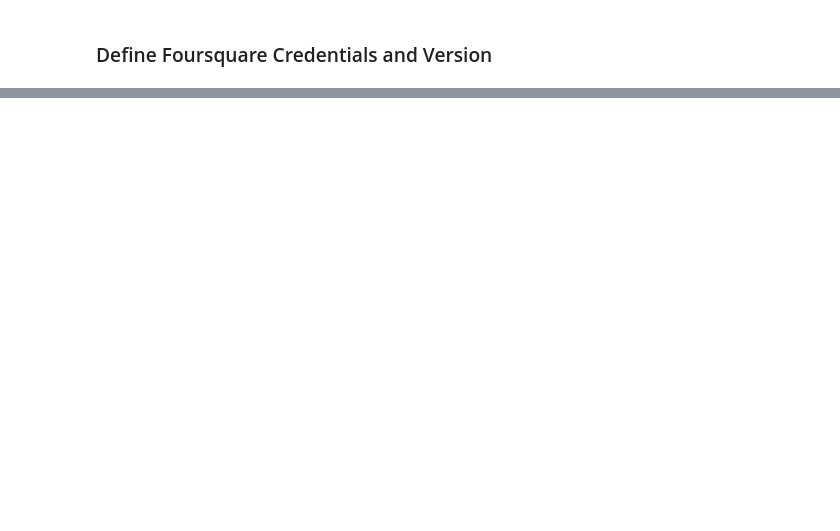
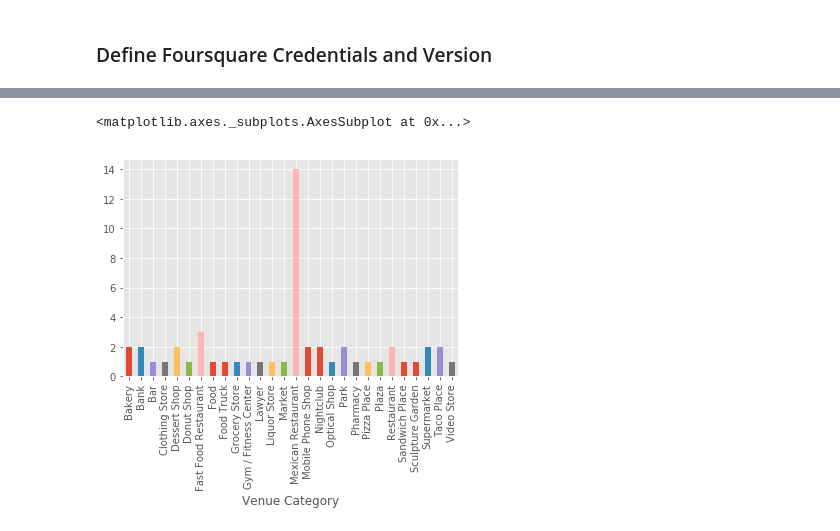
Before and after one commit to ngocpc/Applied-Data-Science-Capstone, a Jupyter notebook: The Battle of Neighborhoods.ipynb, the cells around one changed output, grey strips where cells are left out. Saved outputs shown, nothing was run; the diff lists cells and outputs as text; code cells hidden in the pictures; blank space fills up the shorter version.

```diff
--- a/The Battle of Neighborhoods.ipynb
+++ b/The Battle of Neighborhoods.ipynb
@@ -181,4 +360,0 @@ venues_map
-# %%
-venue_id = '5429294b498e82f0e3cb0b56' # ID of Harry's Italian Pizza Bar
-url = 'https://api.foursquare.com/v2/venues/{}?client_id={}&client_secret={}&v={}'.format(venue_id, CLIENT_ID, CLIENT_SECRET, VERSION)
-url
@@ -221,9 +360,0 @@ This venue has not been rated yet.
-# %%
-venue_id = '52d4f77a11d2a314a8db0bbb' # ID of Conca Cucina Italian Restaurant
-url = 'https://api.foursquare.com/v2/venues/{}?client_id={}&client_secret={}&v={}'.format(venue_id, CLIENT_ID, CLIENT_SECRET, VERSION)
-
-result = requests.get(url).json()
-try:
-    print(result['response']['venue']['rating'])
-except:
-    print('This venue has not been rated yet.')
@@ -236,8 +360,0 @@ Create URL and send GET request. Make sure to set limit to get all tips
-# %%
-## Ecco Tips
-venue_id = '5429294b498e82f0e3cb0b56'
-limit = 15 # set limit to be greater than or equal to the total number of tips
-url = 'https://api.foursquare.com/v2/venues/{}/tips?client_id={}&client_secret={}&v={}&limit={}'.format(venue_id, CLIENT_ID, CLIENT_SECRET, VERSION, limit)
-
-results = requests.get(url).json()
-results
@@ -246,0 +401,6 @@ results
+# %%
+south_lawndale_venues = getNearbyVenues(names=['SOUTH LAWNDALE'],
+                                   latitudes=[41.8436437],
+                                   longitudes=[-87.7125544]
+                                  )
+south_lawndale_venues
@@ -246,0 +426,7 @@ results
+# %%
+df = south_lawndale_venues.groupby(['Venue Category'])['Neighborhood'].count()
+
+df.plot.bar()
+# %% [output]
+<matplotlib.axes._subplots.AxesSubplot at 0x...>
+[figure, added]
```
Also changed, not shown: parts of 53 cells of this notebook, 6 other files.
